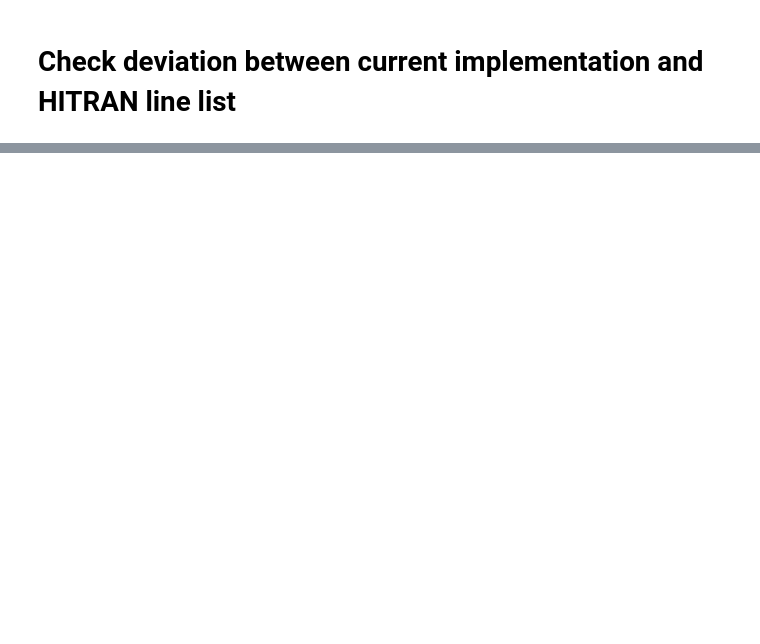
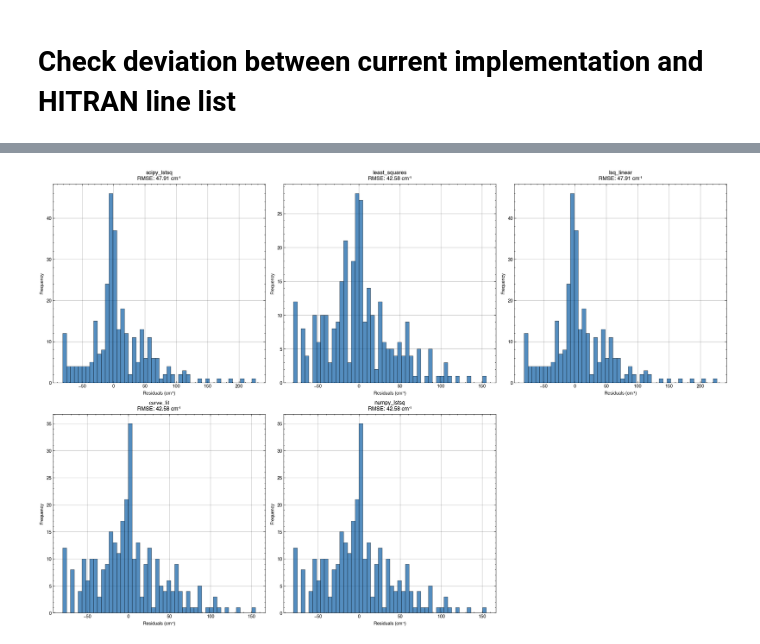
Before and after one commit to Brightsite-Plasmalab/ramlab, a Jupyter notebook: demo/fit_constants_simple.ipynb, the cells around one changed output, grey strips where cells are left out. Saved outputs shown, nothing was run; the diff lists cells and outputs as text; code cells hidden in the pictures; blank space fills up the shorter version.

```diff
--- a/demo/fit_constants_simple.ipynb
+++ b/demo/fit_constants_simple.ipynb
@@ -234,0 +648,69 @@ Maximum deviation: 0.711560 cm^-1
+# %%
+# Visualization and method comparison
+
+# Choose the best method based on results
+if 'results' in locals():
+    best_method = min(results.keys(), key=lambda k: results[k]['rmse'])
+    print(f"\nBest performing method: {best_method}")
+    print(f"RMSE: {results[best_method]['rmse']:.2f} cm⁻¹")
+    print(f"Max error: {results[best_method]['max_error']:.1f} cm⁻¹")
+
+    # Use the best method for further analysis
+    best_coeff = results[best_method]['coefficients']
+    print_simple_diatomic_formulae(*orders, best_coeff)
+
+# Plot comparison of residuals for different methods
+fig, axes = plt.subplots(2, 3, figsize=(15, 10))
+axes = axes.flatten()
+
+method_names = list(results.keys()) if 'results' in locals() else ['numpy_lstsq']
+for i, method in enumerate(method_names[:6]):  # Show up to 6 methods
+    if i < len(axes):
+        if method in results:
+            coeff = results[method]['coefficients']
+            E_calc = np.matmul(get_simple_diatomic_coeff(state_initial.J, state_initial.v, *orders), coeff)
+            residuals = E_hitran - E_calc
+
+            axes[i].hist(residuals, bins=50, alpha=0.7, edgecolor='black')
+            axes[i].set_title(f'{method}\nRMSE: {results[method]["rmse"]:.2f} cm⁻¹')
+            axes[i].set_xlabel('Residuals (cm⁻¹)')
+            axes[i].set_ylabel('Frequency')
+            axes[i].grid(True, alpha=0.3)
+
+# Hide empty subplots
+for i in range(len(method_names), len(axes)):
+    axes[i].set_visible(False)
+
+plt.tight_layout()
+plt.show()
+
+# Summary recommendations
+print("\n" + "="*60)
+print("RECOMMENDATIONS:")
+print("="*60)
+print("""
+1. **scipy.linalg.lstsq** - Generally best first choice
+   - More robust than numpy version
+   - Uses newer LAPACK algorithms
+   - Good for most well-conditioned problems
+
+2. **Ridge regression** - When you suspect overfitting
+   - Use small regularization (α = 1e-6 to 1e-4)
+   - Helps with ill-conditioned matrices
+   - More stable coefficients
+
+3. **Robust methods (Huber/Cauchy loss)** - When you have outliers
+   - Less sensitive to bad data points
+   - Use when you suspect measurement errors
+   - Slightly slower but more reliable
+
+4. **SVD-based method** - For numerical analysis
+   - Best for understanding matrix conditioning
+   - Allows fine control over rank
+   - Good for investigating mathematical properties
+
+5. **Weighted fitting** - When measurement uncertainty varies
+   - Use when some data points are more reliable
+   - Weight by inverse measurement uncertainty
+""")
+# %% [output]
@@ -234,0 +734 @@ Maximum deviation: 0.711560 cm^-1
+[figure, added]
```
Also changed, not shown: parts of 11 cells of this notebook, 48 other files.
